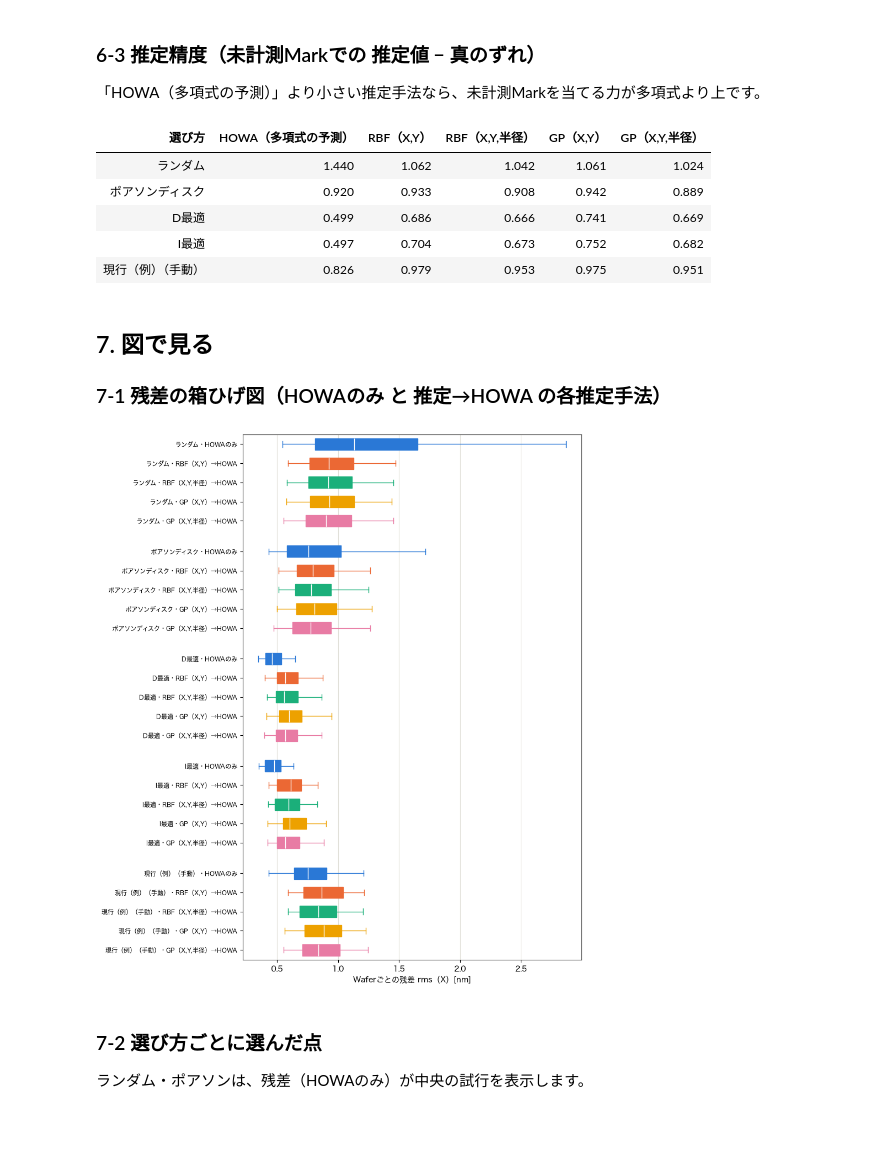
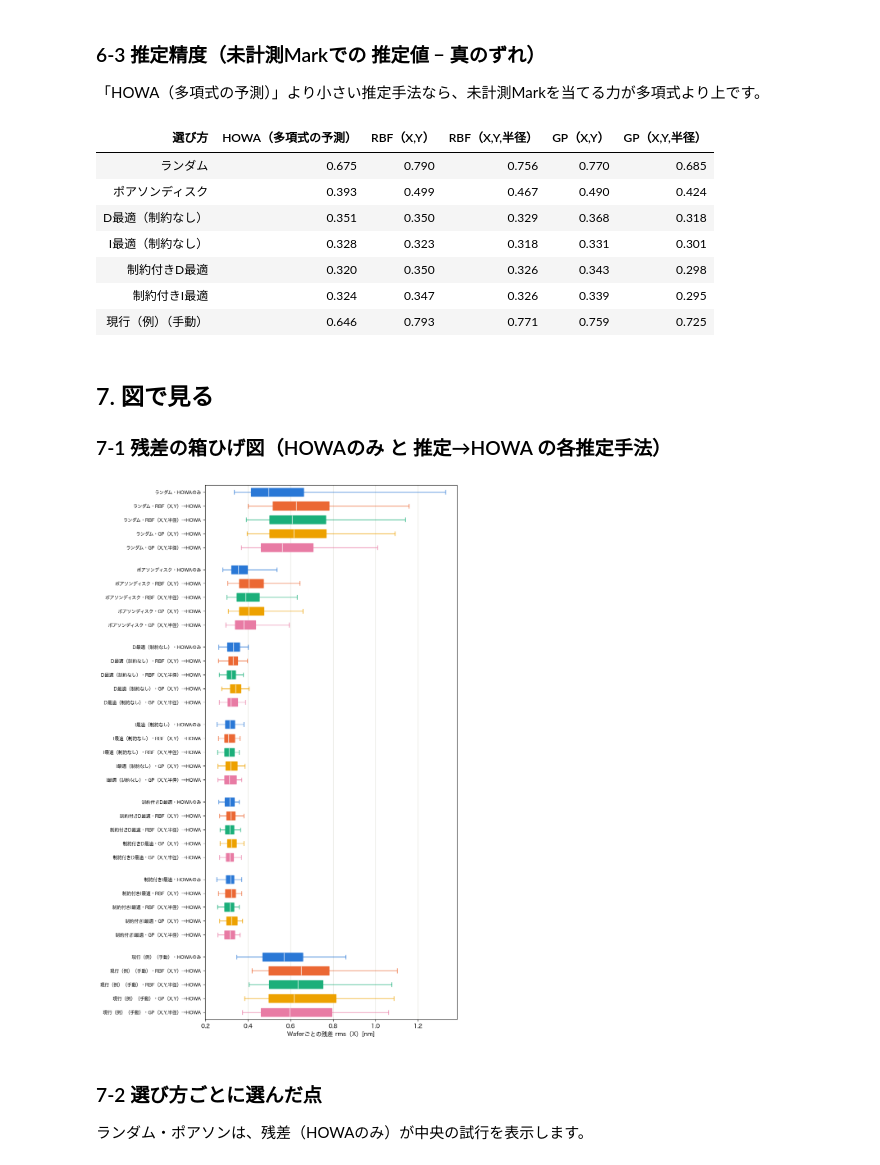
Before and after one commit to rsakamoto-0824/alignment-sampling-comparator, a Jupyter notebook: python/notebooks/alignment_sampling_evaluation.ipynb, the cells around one changed output. Drawn from its saved outputs; the diff is of its cells as text; code cells hidden in the pictures; blank space fills up the shorter version.

```diff
--- a/python/notebooks/alignment_sampling_evaluation.ipynb
+++ b/python/notebooks/alignment_sampling_evaluation.ipynb
@@ -105,0 +115,11 @@ for plan in manual_plans:
+# %%
+design_plan = asc.run_plan(wafer_map, settings)
+mandatory_shots = [design_plan["context"]["items"][item]["shotIndex"] for item in design_plan["context"]["mandatoryItems"]]
+figure, axes = plt.subplots(1, len(design_plan["sets"]), figsize=(6 * len(design_plan["sets"]), 6))
+for ax, entry in zip(np.atleast_1d(axes), design_plan["sets"]):
+    label = next(m["label"] for m in design_plan["methods"] if m["key"] == entry["method"])
+    plots.plot_selection_map(wafer_map, entry, title=f"{label}（Shot {len(entry['shotIndices'])}個・Mark {len(entry['markIndices'])}個）", zones=settings["zones"], ax=ax, mandatory_shot_indices=mandatory_shots)
+    (OUTPUT_DIRECTORY / f"plan_{entry['method']}.csv").write_text(asc.selection_to_csv(wafer_map, entry["markIndices"]), encoding="utf-8-sig")
+plt.tight_layout()
+plt.show()
+print("選べなかった選び方:", design_plan["failedMethods"] or "なし", "／ 保存:", sorted(p.name for p in OUTPUT_DIRECTORY.glob("plan_*.csv")))
@@ -195,21 +224,23 @@ for method in output["methods"]:
 show_table(["選び方"] + [asc.estimation_label(k) for k in output["estimationKeys"]], rows)
 # %% [output]
 | 選び方 | HOWA（多項式の予測） | RBF（X,Y） | RBF（X,Y,半径） | GP（X,Y） | GP（X,Y,半径） |
-| ランダム | 1.440 | 1.062 | 1.042 | 1.061 | 1.024 |
-| ポアソンディスク | 0.920 | 0.933 | 0.908 | 0.942 | 0.889 |
-| D最適 | 0.499 | 0.686 | 0.666 | 0.741 | 0.669 |
-| I最適 | 0.497 | 0.704 | 0.673 | 0.752 | 0.682 |
-| 現行（例）（手動） | 0.826 | 0.979 | 0.953 | 0.975 | 0.951 |
+| ランダム | 0.675 | 0.790 | 0.756 | 0.770 | 0.685 |
+| ポアソンディスク | 0.393 | 0.499 | 0.467 | 0.490 | 0.424 |
+| D最適（制約なし） | 0.351 | 0.350 | 0.329 | 0.368 | 0.318 |
+| I最適（制約なし） | 0.328 | 0.323 | 0.318 | 0.331 | 0.301 |
+| 制約付きD最適 | 0.320 | 0.350 | 0.326 | 0.343 | 0.298 |
+| 制約付きI最適 | 0.324 | 0.347 | 0.326 | 0.339 | 0.295 |
+| 現行（例）（手動） | 0.646 | 0.793 | 0.771 | 0.759 | 0.725 |
 # %% [markdown]
 ## 7. 図で見る
 
 ### 7-1 残差の箱ひげ図（HOWAのみ と 推定→HOWA の各推定手法）
 # %%
-plots.plot_residual_boxes(output, flow_type="estimateThenHowa", axis="x", metric="rms")
+plots.plot_residual_boxes(output, axis="x", metric="rms")
 plt.tight_layout()
 plt.show()
 # %% [output]
-[figure, old version]
+[figure, new version]
 # %% [markdown]
 ### 7-2 選び方ごとに選んだ点
 
```
Also changed, not shown: parts of 20 cells of this notebook, 58 other files.
